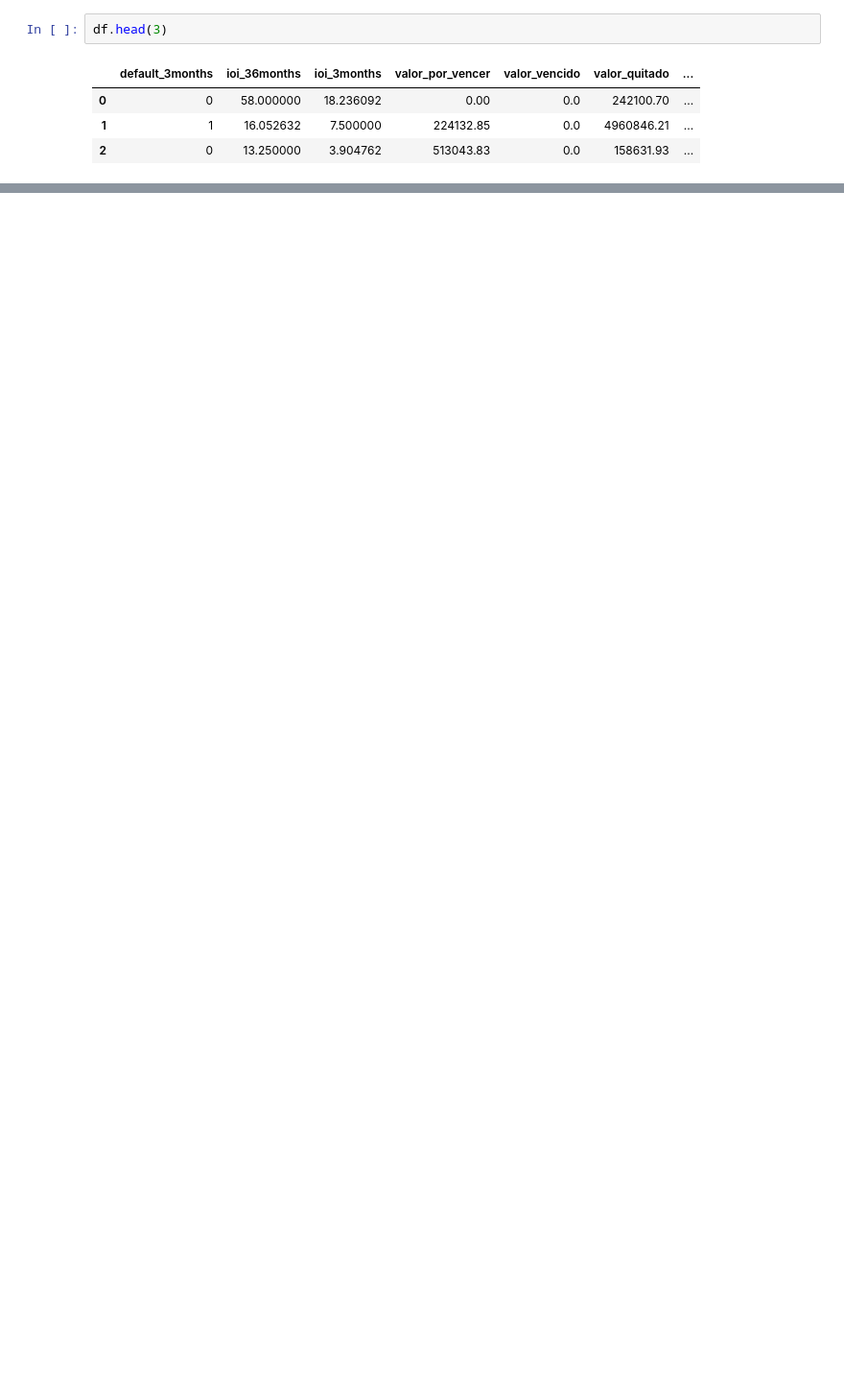
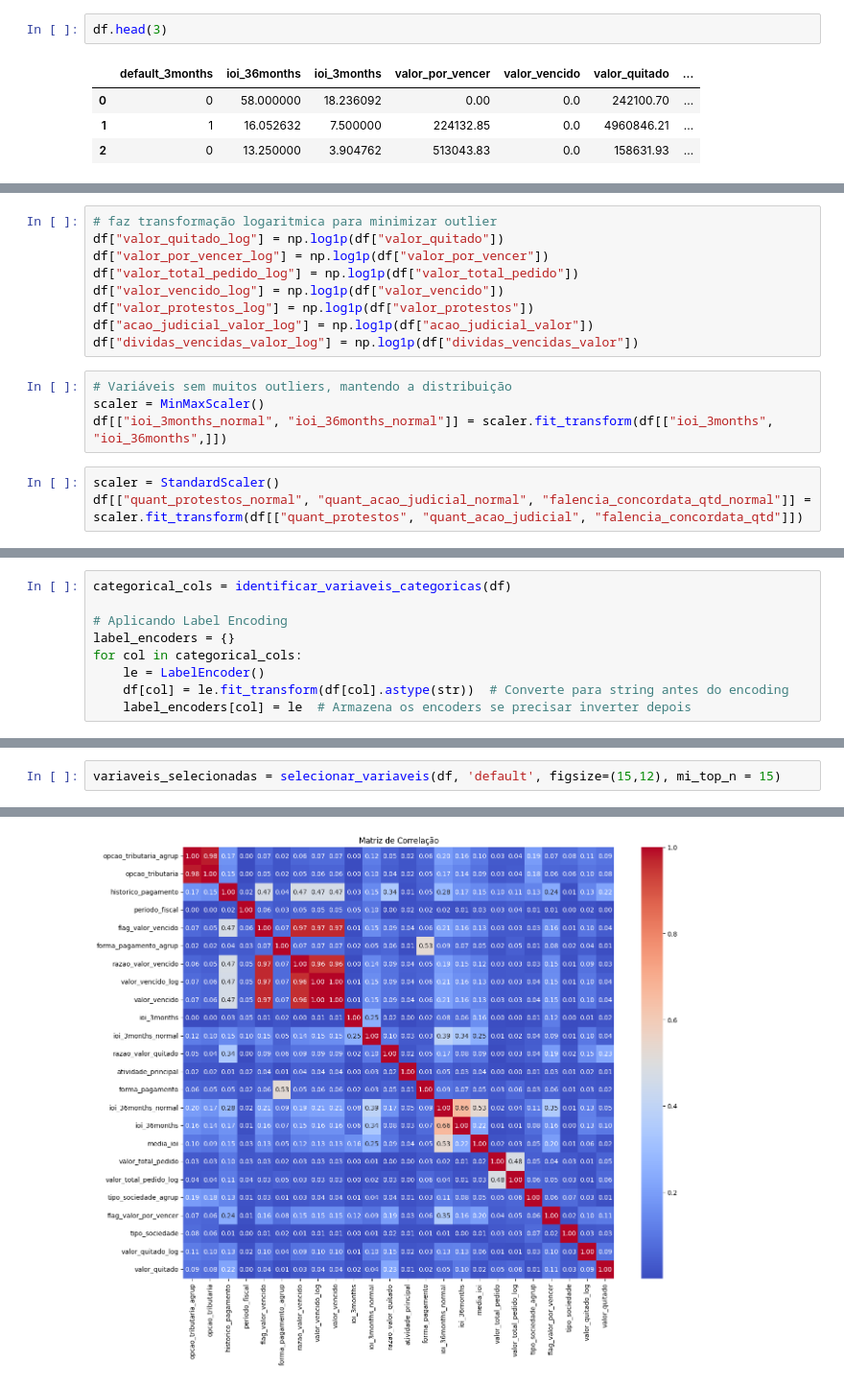
Before and after one commit to natfaria/x_health, a Jupyter notebook: notebooks/consolida_base.ipynb, the cells around one changed output, grey strips where cells are left out. Shown at 96% size. Cells and saved outputs as stored; diff of their text form; blank space fills up the shorter version.

```diff
--- a/notebooks/consolida_base.ipynb
+++ b/notebooks/consolida_base.ipynb
@@ -54,0 +117,16 @@ df.head(3)
+# %%
+# faz transformação logaritmica para minimizar outlier
+df["valor_quitado_log"] = np.log1p(df["valor_quitado"])
+df["valor_por_vencer_log"] = np.log1p(df["valor_por_vencer"])
+df["valor_total_pedido_log"] = np.log1p(df["valor_total_pedido"])
+df["valor_vencido_log"] = np.log1p(df["valor_vencido"])
+df["valor_protestos_log"] = np.log1p(df["valor_protestos"])
+df["acao_judicial_valor_log"] = np.log1p(df["acao_judicial_valor"])
+df["dividas_vencidas_valor_log"] = np.log1p(df["dividas_vencidas_valor"])
+# %%
+# Variáveis sem muitos outliers, mantendo a distribuição
+scaler = MinMaxScaler()
+df[["ioi_3months_normal", "ioi_36months_normal"]] = scaler.fit_transform(df[["ioi_3months", "ioi_36months",]])
+# %%
+scaler = StandardScaler()
+df[["quant_protestos_normal", "quant_acao_judicial_normal", "falencia_concordata_qtd_normal"]] = scaler.fit_transform(df[["quant_protestos", "quant_acao_judicial", "falencia_concordata_qtd"]])
@@ -54,0 +135,9 @@ df.head(3)
+# %%
+categorical_cols = identificar_variaveis_categoricas(df)
+
+# Aplicando Label Encoding
+label_encoders = {}
+for col in categorical_cols:
+    le = LabelEncoder()
+    df[col] = le.fit_transform(df[col].astype(str))  # Converte para string antes do encoding
+    label_encoders[col] = le  # Armazena os encoders se precisar inverter depois
@@ -54,0 +146,3 @@ df.head(3)
+# %%
+variaveis_selecionadas = selecionar_variaveis(df, 'default', figsize=(15,12), mi_top_n = 15)
+# %% [output]
@@ -54,0 +166 @@ df.head(3)
+[figure, added]
```
Also changed, not shown: parts of 33 cells of this notebook, 11 other files.
